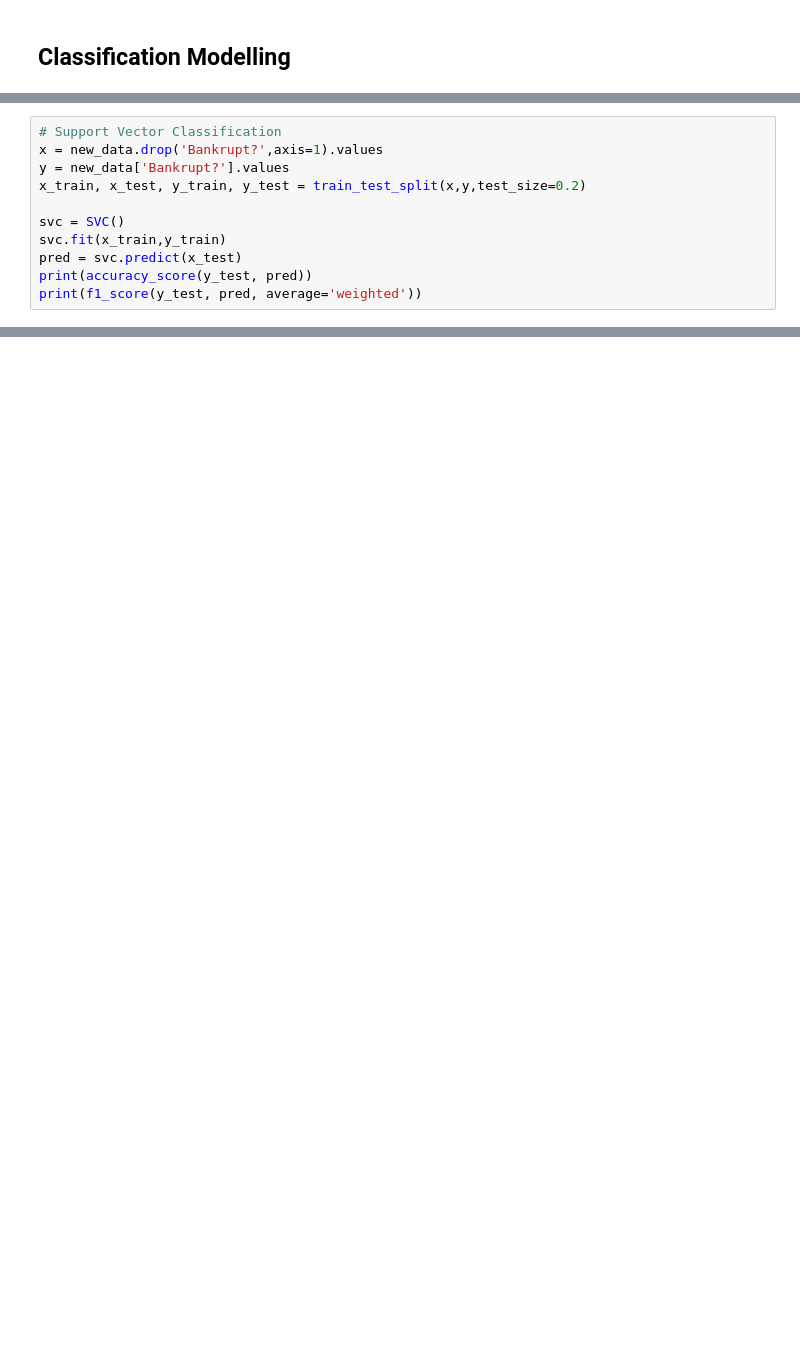
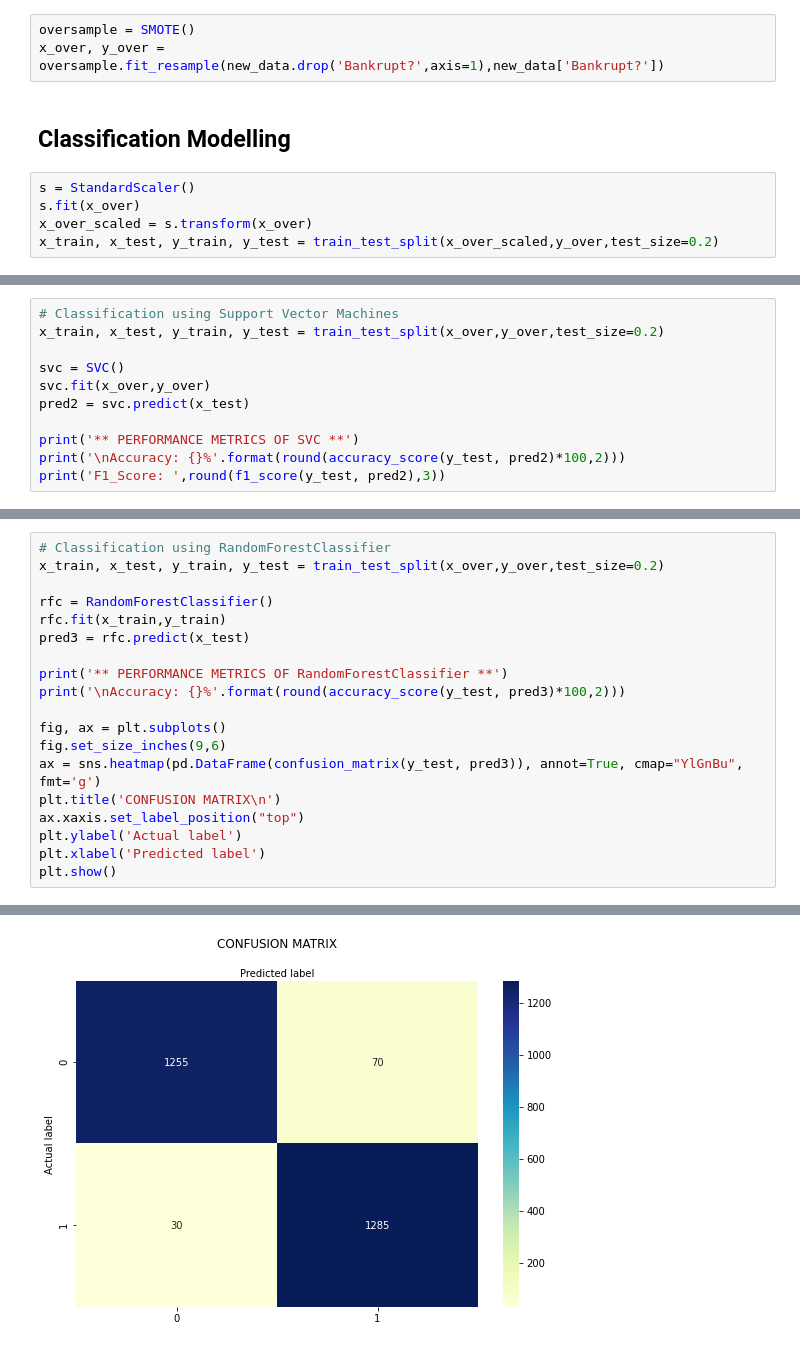
Before and after one commit to kapeeshvarma/Company-Bankruptcy-Prediction, a Jupyter notebook: Company_Bankruptcy_Prediction_Capstone_Project.ipynb, the cells around one changed output, grey strips where cells are left out. Saved outputs shown, nothing was run; the diff lists cells and outputs as text; blank space fills up the shorter version.

```diff
--- a/Company_Bankruptcy_Prediction_Capstone_Project.ipynb
+++ b/Company_Bankruptcy_Prediction_Capstone_Project.ipynb
@@ -118,2 +121,10 @@ new_data.head(5)
+# %%
+oversample = SMOTE()
+x_over, y_over = oversample.fit_resample(new_data.drop('Bankrupt?',axis=1),new_data['Bankrupt?'])
 # %% [markdown]
 ## Classification Modelling
+# %%
+s = StandardScaler()
+s.fit(x_over)
+x_over_scaled = s.transform(x_over)
+x_train, x_test, y_train, y_test = train_test_split(x_over_scaled,y_over,test_size=0.2)
@@ -120,12 +148,12 @@ new_data.head(5)
 # %%
-# Support Vector Classification
-x = new_data.drop('Bankrupt?',axis=1).values
-y = new_data['Bankrupt?'].values
-x_train, x_test, y_train, y_test = train_test_split(x,y,test_size=0.2)
+# Classification using Support Vector Machines
+x_train, x_test, y_train, y_test = train_test_split(x_over,y_over,test_size=0.2)
 
 svc = SVC()
-svc.fit(x_train,y_train)
-pred = svc.predict(x_test)
-print(accuracy_score(y_test, pred))
-print(f1_score(y_test, pred, average='weighted'))
+svc.fit(x_over,y_over)
+pred2 = svc.predict(x_test)
+
+print('** PERFORMANCE METRICS OF SVC **')
+print('\nAccuracy: {}%'.format(round(accuracy_score(y_test, pred2)*100,2)))
+print('F1_Score: ',round(f1_score(y_test, pred2),3))
 # %% [output]
@@ -166,0 +164,20 @@ print(confusion_matrix(y_test, pred))
+# %%
+# Classification using RandomForestClassifier
+x_train, x_test, y_train, y_test = train_test_split(x_over,y_over,test_size=0.2)
+
+rfc = RandomForestClassifier()
+rfc.fit(x_train,y_train)
+pred3 = rfc.predict(x_test)
+
+print('** PERFORMANCE METRICS OF RandomForestClassifier **')
+print('\nAccuracy: {}%'.format(round(accuracy_score(y_test, pred3)*100,2)))
+
+fig, ax = plt.subplots()
+fig.set_size_inches(9,6)
+ax = sns.heatmap(pd.DataFrame(confusion_matrix(y_test, pred3)), annot=True, cmap="YlGnBu", fmt='g')
+plt.title('CONFUSION MATRIX\n')
+ax.xaxis.set_label_position("top")
+plt.ylabel('Actual label')
+plt.xlabel('Predicted label')
+plt.show()
+# %% [output]
@@ -166,0 +187 @@ print(confusion_matrix(y_test, pred))
+[figure, added]
```
Also changed, not shown: parts of 8 cells of this notebook.
